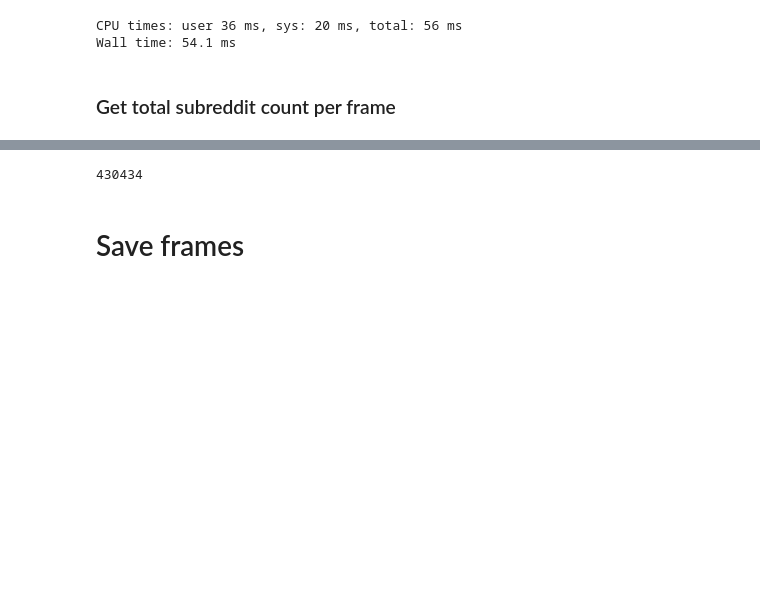
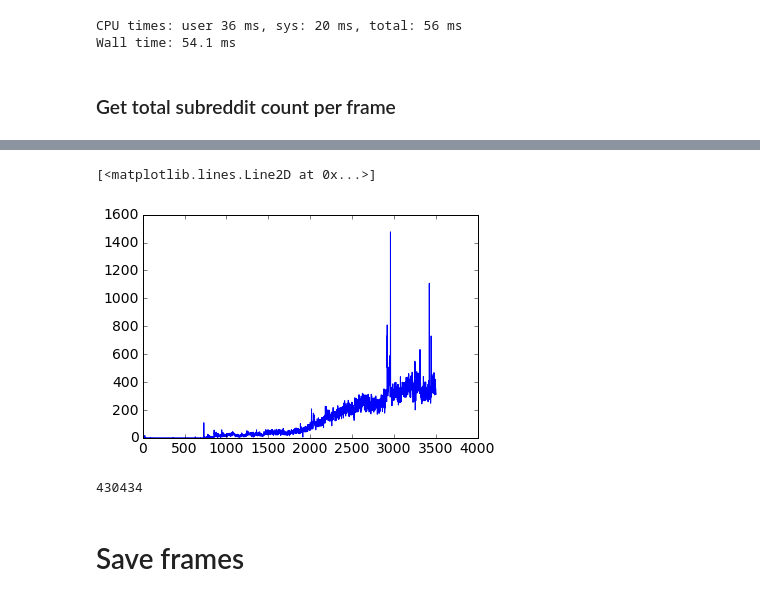
Before and after one commit to JeroenDelcour/redditStats, a Jupyter notebook: subreddits activity/subreddit video.ipynb, the cells around one changed output, grey strips where cells are left out. Drawn from its saved outputs; the diff is of its cells as text; code cells hidden in the pictures; blank space fills up the shorter version.

```diff
--- a/subreddits activity/subreddit video.ipynb
+++ b/subreddits activity/subreddit video.ipynb
@@ -326,3 +379,9 @@ Wall time: 26.9 s
+# %%
+# plt.plot(subreddit_count)
+plt.plot(np.diff(subreddit_count))
+# %% [output]
+[<matplotlib.lines.Line2D at 0x...>]
+[figure, added]
 # %%
 np.max(subreddit_count)
 # %% [output]
```
Also changed, not shown: parts of 16 cells of this notebook.
